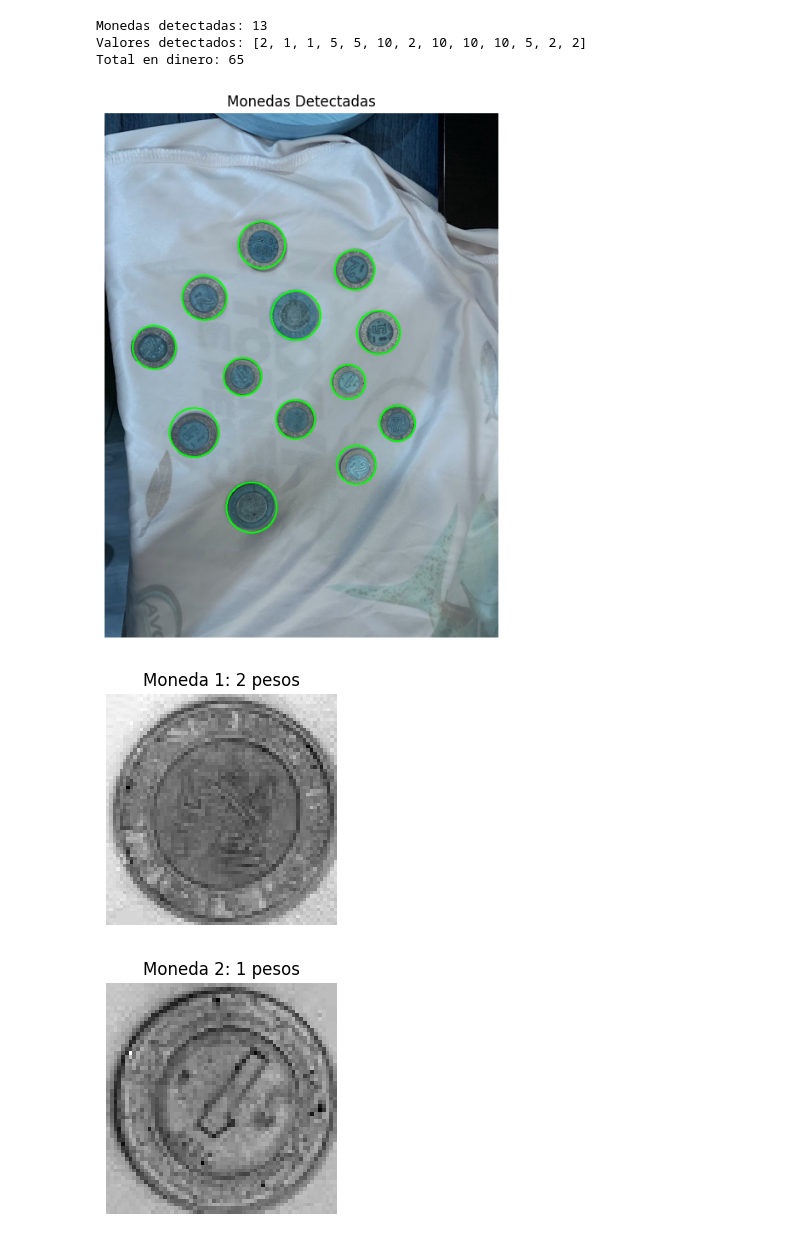
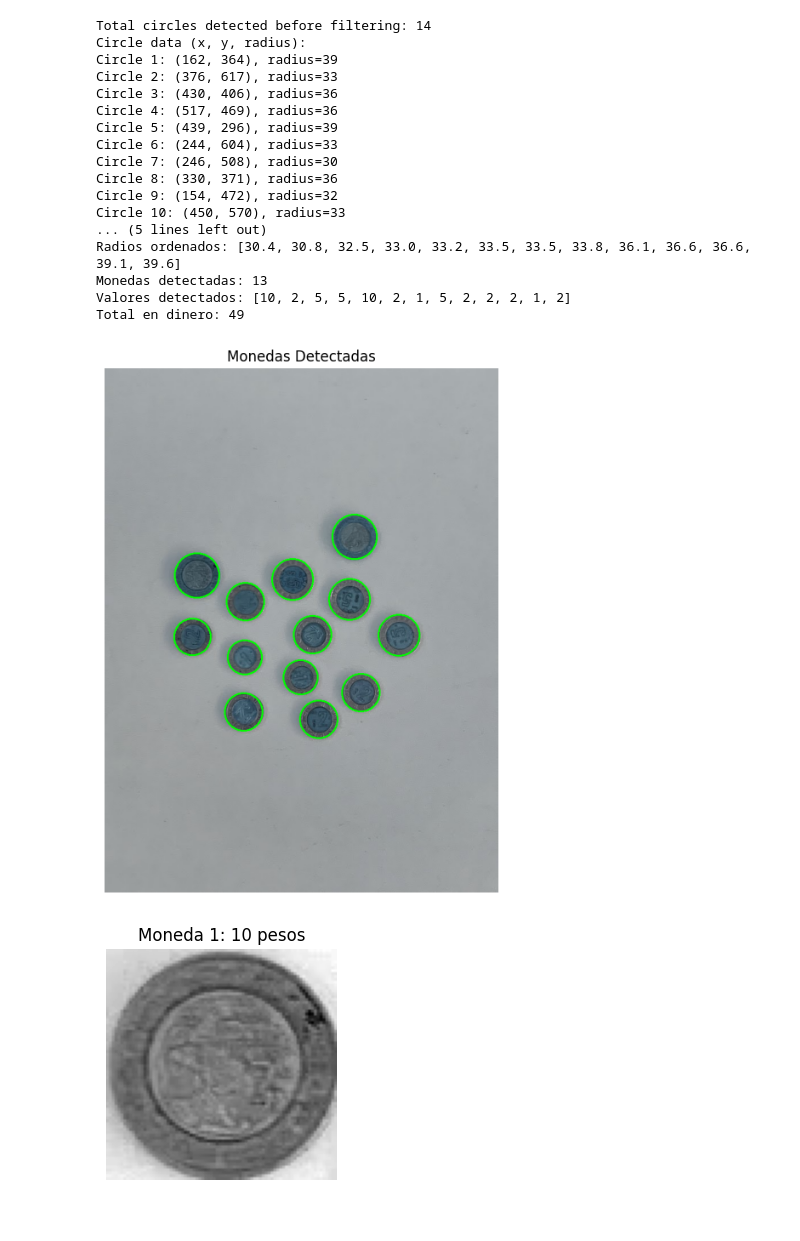
Before and after one commit to Mojarras7/TC1001S, a Jupyter notebook: coin_counter/Coin Counter.ipynb, the cells around one changed output. Saved outputs shown, nothing was run; the diff lists cells and outputs as text; code cells hidden in the pictures.

```diff
--- a/coin_counter/Coin Counter.ipynb
+++ b/coin_counter/Coin Counter.ipynb
@@ -21,10 +21,10 @@ except:
 # ========== LOAD IMAGE ==========
 
 if tkinter_available:
-    Tk().withdraw()
-    file_name = askopenfilename(title="Select an image file", filetypes=[("Image files", "*.jpg *.jpeg *.png *.bmp")])
+	Tk().withdraw()
+	file_name = askopenfilename(title="Select an image file", filetypes=[("Image files", "*.jpg *.jpeg *.png *.bmp")])
 else:
-    file_name = "images/IMG_0494.jpg"  #
+	file_name = "images/IMG_0496.jpg"  #
 
 imagen = cv2.imread(file_name)
 
@@ -76,8 +76,8 @@ circles = cv2.HoughCircles(
 	gauss,
 	cv2.HOUGH_GRADIENT,
 	dp=1,
-	minDist=min_radius * 2,
-	param1=150,
+	minDist=min_radius * 0.5,
+	param1=100,
 	param2=30,
 	minRadius=int(min_radius),
 	maxRadius=int(max_radius)
@@ -87,6 +87,31 @@ total_monedas = 0
 valores_detectados = []
 
 if circles is not None:
+	# Create a copy before modifying circles
+	circles_original = circles[0].copy()  # Make a copy to preserve original data
+
+	# Display original circles
+	imagen_before_filtering = imagen.copy()
+
+	# Draw all detected circles
+	for x, y, r in circles_original:
+		cv2.circle(imagen_before_filtering, (int(x), int(y)), int(r), (255, 0, 0), 2)
+		cv2.circle(imagen_before_filtering, (int(x), int(y)), 2, (0, 0, 255), 3)  # Center point
+
+	# Display the image with all circles
+	plt.figure(figsize=(10, 8))
+	plt.imshow(imagen_before_filtering)
+	plt.axis('off')
+	plt.title(f"All Detected Circles Before Filtering: {len(circles_original)}")
+	plt.show()
+
+	# Print circle data
+	print(f"Total circles detected before filtering: {len(circles_original)}")
+	print("Circle data (x, y, radius):")
+	for i, (x, y, r) in enumerate(circles_original):
+		print(f"Circle {i+1}: ({int(x)}, {int(y)}), radius={int(r)}")
+
+	# Now modify circles for further processing
 	circles = circles[0]
 
 	# filtrar círculos concéntricos
@@ -105,6 +130,9 @@ if circles is not None:
 
 		if not is_concentric:
 			filtered_circles.append((x1, y1, r1))
+	#imprimimos los círculos filtrados
+	print(f"Círculos filtrados: {filtered_circles}")
+
 
 	total_monedas = len(filtered_circles)
 
@@ -112,13 +140,15 @@ if circles is not None:
 		# extraer radios
 		radios = [r for _, _, r in filtered_circles]
 
-		# ===== CLASIFICACIÓN SIMPLIFICADA =====
+		# ===== CLASIFICACIÓN  =====
 		# umbral para considerar que pertenecen al mismo grupo
-		umbral_porcentaje = 5
+		umbral_porcentaje = 4.5 #045
+		#495=3.6
+		#496
 
 		# ordenamos radios de menor a mayor
 		radios_ordenados = sorted(radios)
-
+		print(f"Radios ordenados: {radios_ordenados}")
 		# inicializamos 4 grupos vacíos
 		grupos = [[] for _ in range(4)]
 		grupo_actual = 0
@@ -152,6 +182,8 @@ if circles is not None:
 		for x, y, r in filtered_circles:
 			cv2.circle(imagen, (int(x), int(y)), int(r), (0, 255, 0), 2)
 			valores_detectados.append(radio_a_valor.get(r, 10))
+else:
+	print("No se detectaron círculos en la imagen.")
 
 
 # ========== MOSTRAR RESULTADOS ==========
@@ -185,6 +218,19 @@ else:
+Total circles detected before filtering: 14
+Circle data (x, y, radius):
+Circle 1: (162, 364), radius=39
+Circle 2: (376, 617), radius=33
+Circle 3: (430, 406), radius=36
+Circle 4: (517, 469), radius=36
+Circle 5: (439, 296), radius=39
+Circle 6: (244, 604), radius=33
+Circle 7: (246, 508), radius=30
+Circle 8: (330, 371), radius=36
+Circle 9: (154, 472), radius=32
+Circle 10: (450, 570), radius=33
+... (5 lines left out)
+Radios ordenados: [30.4, 30.8, 32.5, 33.0, 33.2, 33.5, 33.5, 33.8, 36.1, 36.6, 36.6, 39.1, 39.6]
 Monedas detectadas: 13
-Valores detectados: [2, 1, 1, 5, 5, 10, 2, 10, 10, 10, 5, 2, 2]
-Total en dinero: 65
+Valores detectados: [10, 2, 5, 5, 10, 2, 1, 5, 2, 2, 2, 1, 2]
+Total en dinero: 49
-[figure, old version]
-[figure, old version]
+[figure, new version]
-[figure, old version]
+[figure, new version]
```
Also changed, not shown: parts of 4 cells of this notebook, 2 other files.
